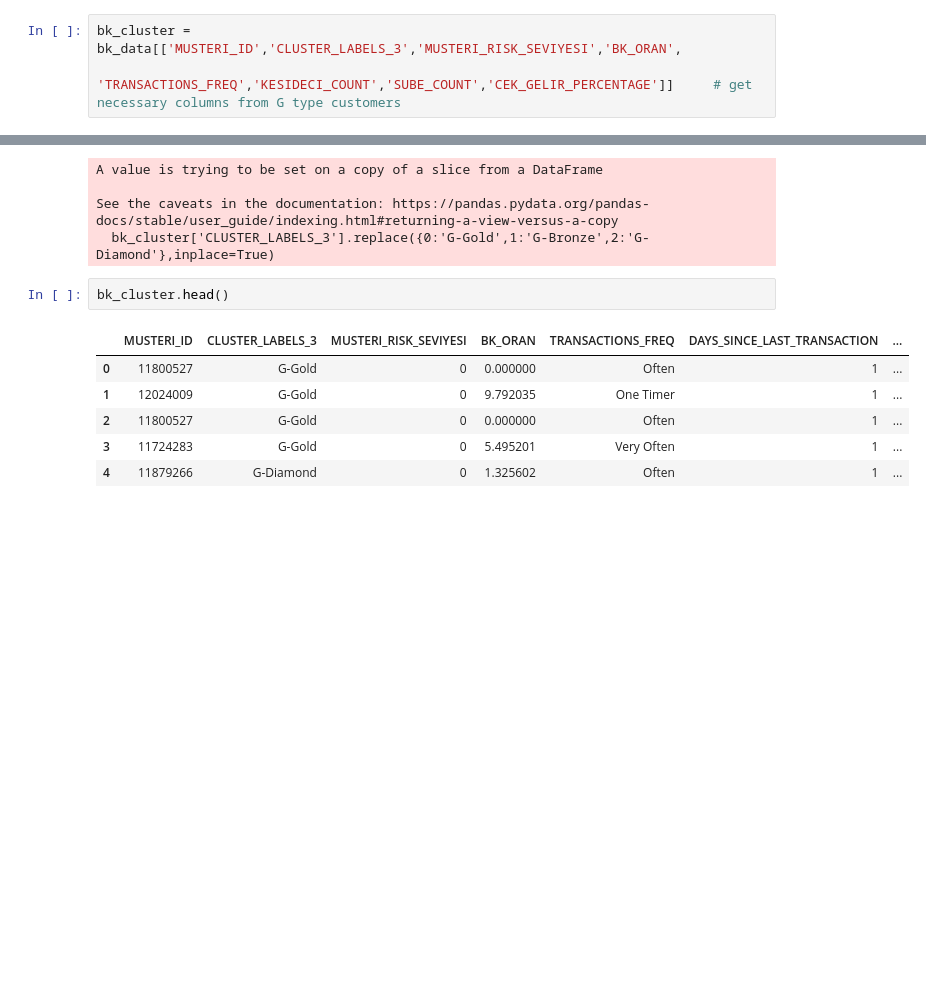
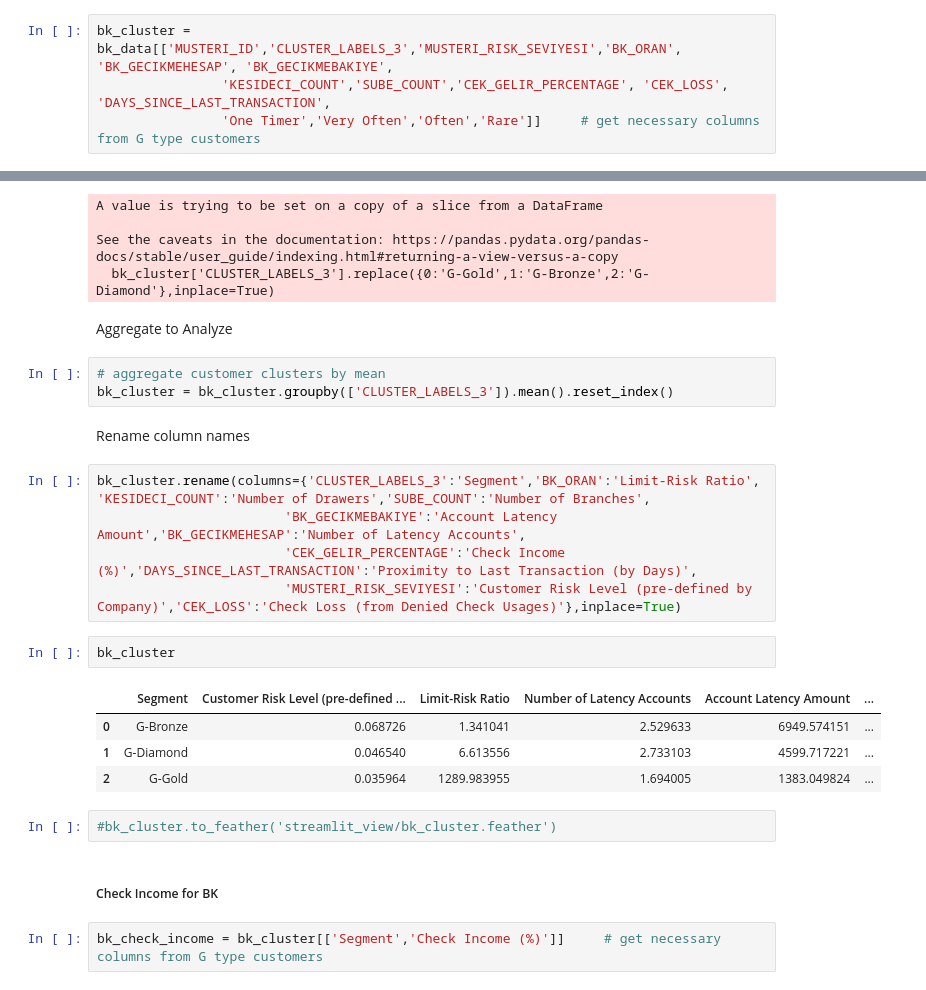
Before and after one commit to EmirhanServeren/factoring-customer-segmentation, a Jupyter notebook: insight_data_analysis.ipynb, the cells around one changed output, grey strips where cells are left out. Saved outputs shown, nothing was run; the diff lists cells and outputs as text; blank space fills up the shorter version.

```diff
--- a/insight_data_analysis.ipynb
+++ b/insight_data_analysis.ipynb
@@ -273,6 +298,7 @@ bk_three_cls
 # %% [markdown]
 Choose necessary data for analysis
 # %%
-bk_cluster = bk_data[['MUSTERI_ID','CLUSTER_LABELS_3','MUSTERI_RISK_SEVIYESI','BK_ORAN',
-                'TRANSACTIONS_FREQ','KESIDECI_COUNT','SUBE_COUNT','CEK_GELIR_PERCENTAGE']]     # get necessary columns from G type customers
+bk_cluster = bk_data[['MUSTERI_ID','CLUSTER_LABELS_3','MUSTERI_RISK_SEVIYESI','BK_ORAN', 'BK_GECIKMEHESAP', 'BK_GECIKMEBAKIYE',
+                'KESIDECI_COUNT','SUBE_COUNT','CEK_GELIR_PERCENTAGE', 'CEK_LOSS', 'DAYS_SINCE_LAST_TRANSACTION',
+                'One Timer','Very Often','Often','Rare']]     # get necessary columns from G type customers
 # %% [markdown]
@@ -289,12 +315,28 @@ A value is trying to be set on a copy of a slice from a DataFrame
 
 See the caveats in the documentation: https://pandas.pydata.org/pandas-docs/stable/user_guide/indexing.html#returning-a-view-versus-a-copy
   bk_cluster['CLUSTER_LABELS_3'].replace({0:'G-Gold',1:'G-Bronze',2:'G-Diamond'},inplace=True)
+# %% [markdown]
+Aggregate to Analyze
+# %%
+# aggregate customer clusters by mean
+bk_cluster = bk_cluster.groupby(['CLUSTER_LABELS_3']).mean().reset_index()
+# %% [markdown]
+Rename column names
+# %%
+bk_cluster.rename(columns={'CLUSTER_LABELS_3':'Segment','BK_ORAN':'Limit-Risk Ratio', 'KESIDECI_COUNT':'Number of Drawers','SUBE_COUNT':'Number of Branches',
+                        'BK_GECIKMEBAKIYE':'Account Latency Amount','BK_GECIKMEHESAP':'Number of Latency Accounts',
+                        'CEK_GELIR_PERCENTAGE':'Check Income (%)','DAYS_SINCE_LAST_TRANSACTION':'Proximity to Last Transaction (by Days)',
+                        'MUSTERI_RISK_SEVIYESI':'Customer Risk Level (pre-defined by Company)','CEK_LOSS':'Check Loss (from Denied Check Usages)'},inplace=True)
 # %%
-bk_cluster.head()
+bk_cluster
 # %% [output]
-|  | MUSTERI_ID | CLUSTER_LABELS_3 | MUSTERI_RISK_SEVIYESI | BK_ORAN | TRANSACTIONS_FREQ | DAYS_SINCE_LAST_TRANSACTION | ... |
-| 0 | 11800527 | G-Gold | 0 | 0.000000 | Often | 1 | ... |
-| 1 | 12024009 | G-Gold | 0 | 9.792035 | One Timer | 1 | ... |
-| 2 | 11800527 | G-Gold | 0 | 0.000000 | Often | 1 | ... |
-| 3 | 11724283 | G-Gold | 0 | 5.495201 | Very Often | 1 | ... |
-| 4 | 11879266 | G-Diamond | 0 | 1.325602 | Often | 1 | ... |
+|  | Segment | Customer Risk Level (pre-defined ... | Limit-Risk Ratio | Number of Latency Accounts | Account Latency Amount | ... |
+| 0 | G-Bronze | 0.068726 | 1.341041 | 2.529633 | 6949.574151 | ... |
+| 1 | G-Diamond | 0.046540 | 6.613556 | 2.733103 | 4599.717221 | ... |
+| 2 | G-Gold | 0.035964 | 1289.983955 | 1.694005 | 1383.049824 | ... |
+# %%
+#bk_cluster.to_feather('streamlit_view/bk_cluster.feather')
+# %% [markdown]
+##### Check Income for BK
+# %%
+bk_check_income = bk_cluster[['Segment','Check Income (%)']]     # get necessary columns from G type customers
```
Also changed, not shown: parts of 15 cells of this notebook, 4 other files.
